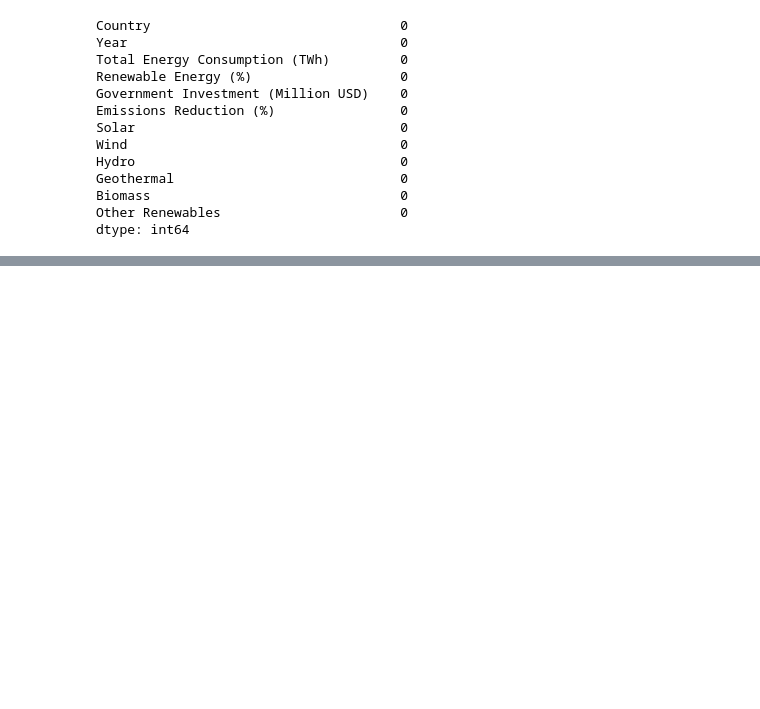
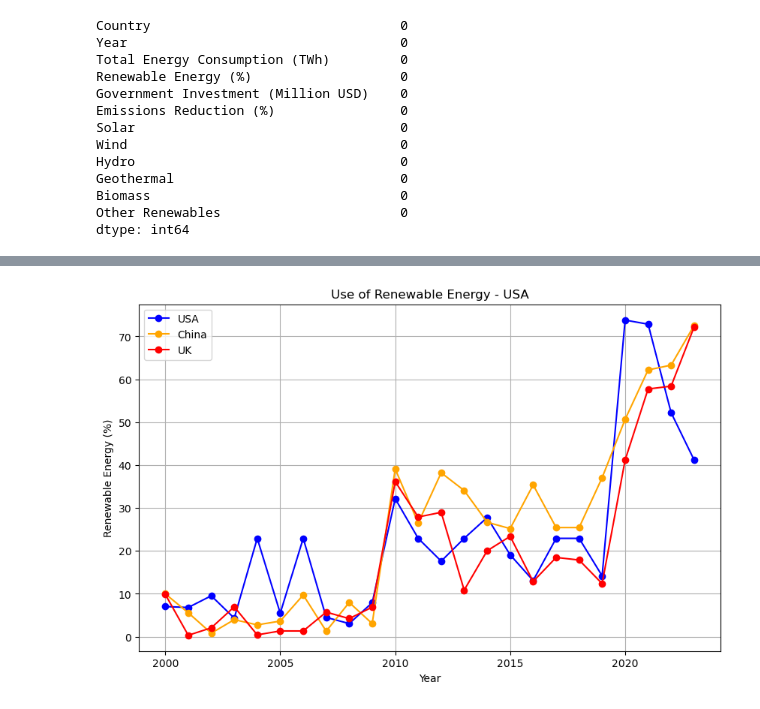
Before and after one commit to KunterC/Renewable_Energy_Data, a Jupyter notebook: Analysis.ipynb, the cells around one changed output, grey strips where cells are left out. Cells and saved outputs as stored; diff of their text form; code cells hidden in the pictures; blank space fills up the shorter version.

```diff
--- a/Analysis.ipynb
+++ b/Analysis.ipynb
@@ -190,0 +204,17 @@ energy_df.to_csv("Renewable_Energy_Adoption.csv", index=False)
+# %%
+usa_data = energy_df[energy_df["Country"] == "USA"]
+china_data = energy_df[energy_df["Country"] == "China"]
+uk_data = energy_df[energy_df["Country"] == "UK"]
+
+plt.figure(figsize=(10, 6))
+plt.plot(usa_data["Year"], usa_data["Renewable Energy (%)"], marker="o", color="blue", label="USA")
+plt.plot(china_data["Year"], china_data["Renewable Energy (%)"], marker="o", color="orange", label="China")
+plt.plot(uk_data["Year"], uk_data["Renewable Energy (%)"], marker="o", color="red", label="UK")
+plt.title("Use of Renewable Energy - USA")
+plt.xlabel("Year")
+plt.ylabel("Renewable Energy (%)")
+plt.legend()
+plt.grid(True)
+plt.show()
+# %% [output]
+[figure, added]
```
Also changed, not shown: parts of 9 cells of this notebook, 1 other file.
